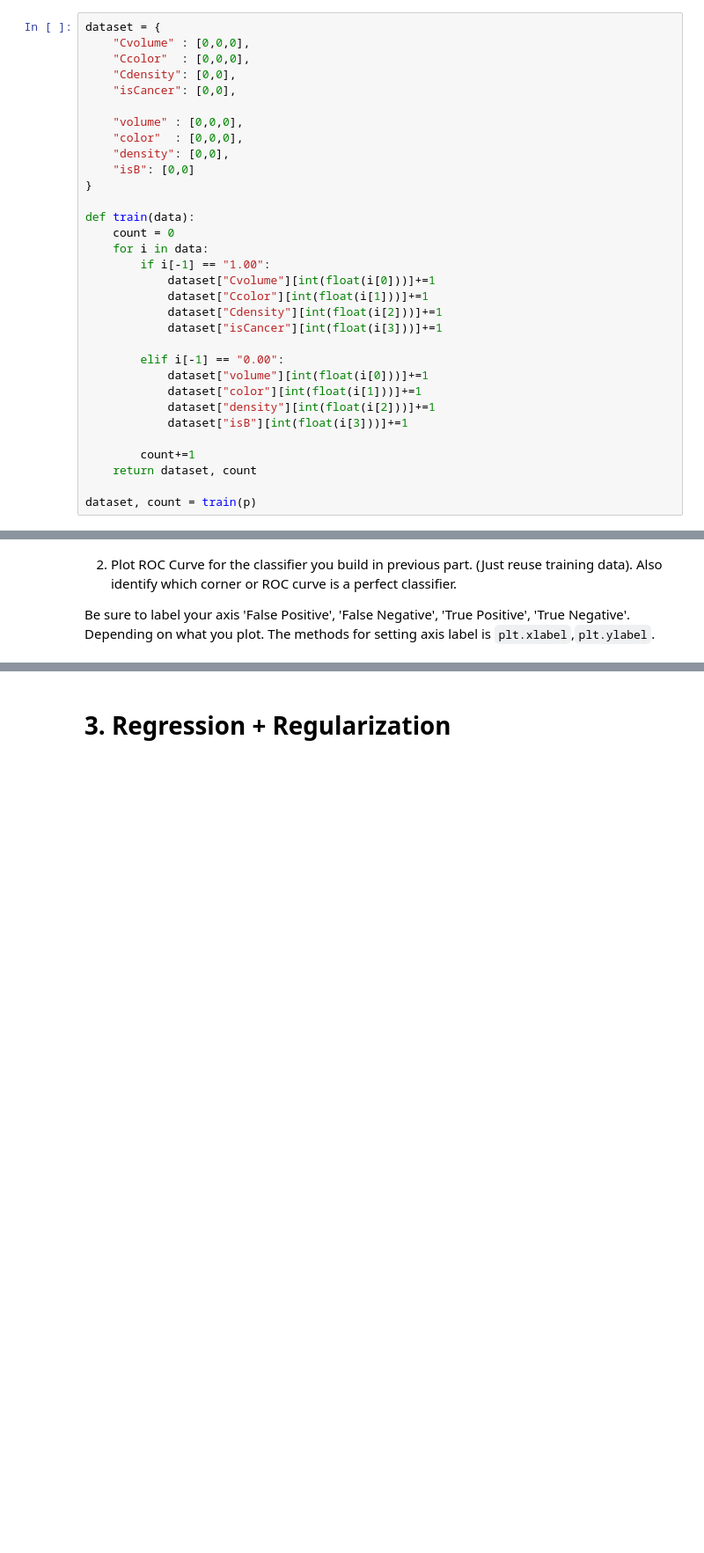
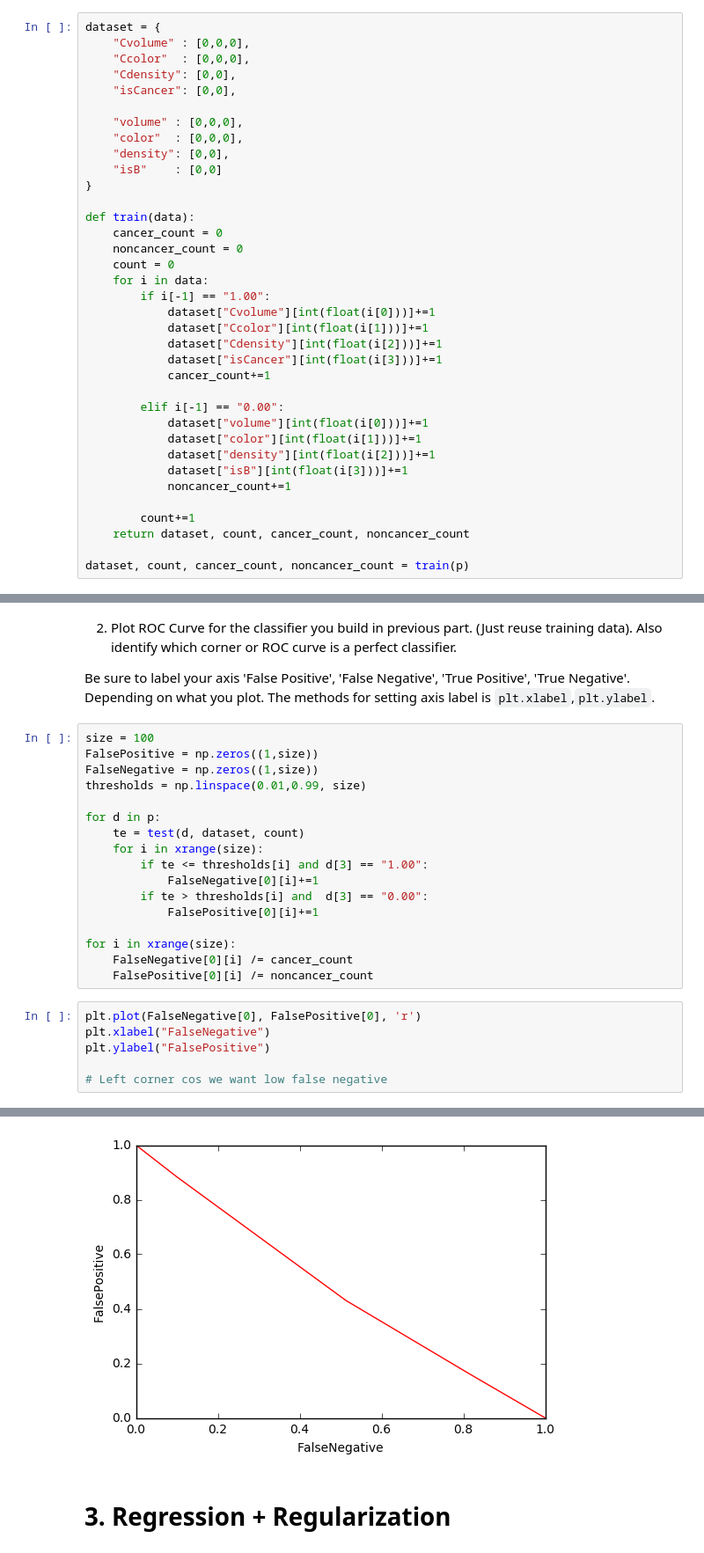
Before and after one commit to sunnyrc/PatternRecognition, a Jupyter notebook: MidtermT32015/Pattern Recognition Midterm Exam.ipynb, the cells around one changed output, grey strips where cells are left out. Shown: that part at 88% size. Cells and saved outputs as stored; diff of their text form; blank space fills up the shorter version.

```diff
--- a/MidtermT32015/Pattern Recognition Midterm Exam.ipynb
+++ b/MidtermT32015/Pattern Recognition Midterm Exam.ipynb
@@ -293,10 +269,12 @@ dataset = {
     "volume" : [0,0,0],
     "color"  : [0,0,0],
     "density": [0,0],
-    "isB": [0,0]
+    "isB"    : [0,0]
 }
 
 def train(data):
+    cancer_count = 0
+    noncancer_count = 0
     count = 0
     for i in data:
         if i[-1] == "1.00":
@@ -304,15 +282,17 @@ def train(data):
             dataset["Ccolor"][int(float(i[1]))]+=1
             dataset["Cdensity"][int(float(i[2]))]+=1
             dataset["isCancer"][int(float(i[3]))]+=1
+            cancer_count+=1
 
         elif i[-1] == "0.00":
             dataset["volume"][int(float(i[0]))]+=1
             dataset["color"][int(float(i[1]))]+=1
             dataset["density"][int(float(i[2]))]+=1
             dataset["isB"][int(float(i[3]))]+=1
+            noncancer_count+=1
 
         count+=1
-    return dataset, count
+    return dataset, count, cancer_count, noncancer_count
 
-dataset, count = train(p)
+dataset, count, cancer_count, noncancer_count = train(p)
 # %%
@@ -343,3 +321,27 @@ test(testdata, dataset, count)
 2) Plot ROC Curve for the classifier you build in previous part. (Just reuse training data). Also identify which corner or ROC curve is a perfect classifier.
 
 Be sure to label your axis 'False Positive', 'False Negative', 'True Positive', 'True Negative'. Depending on what you plot. The methods for setting axis label is `plt.xlabel`,`plt.ylabel`.
+# %%
+size = 100
+FalsePositive = np.zeros((1,size))
+FalseNegative = np.zeros((1,size))
+thresholds = np.linspace(0.01,0.99, size)
+
+for d in p:
+    te = test(d, dataset, count)
+    for i in xrange(size):
+        if te <= thresholds[i] and d[3] == "1.00":
+            FalseNegative[0][i]+=1
+        if te > thresholds[i] and  d[3] == "0.00":
+            FalsePositive[0][i]+=1
+
+for i in xrange(size):
+    FalseNegative[0][i] /= cancer_count
+    FalsePositive[0][i] /= noncancer_count
+# %%
+plt.plot(FalseNegative[0], FalsePositive[0], 'r')
+plt.xlabel("FalseNegative")
+plt.ylabel("FalsePositive")
+
+# Left corner cos we want low false negative
+# %% [output]
@@ -346,3 +349,4 @@ Be sure to label your axis 'False Positive', 'False Negative', 'True Positive',
+[figure, added]
 # %% [markdown]
 # 3. Regression + Regularization
 # %% [markdown]
```
Also changed, not shown: parts of 6 cells of this notebook, 7 other files.
